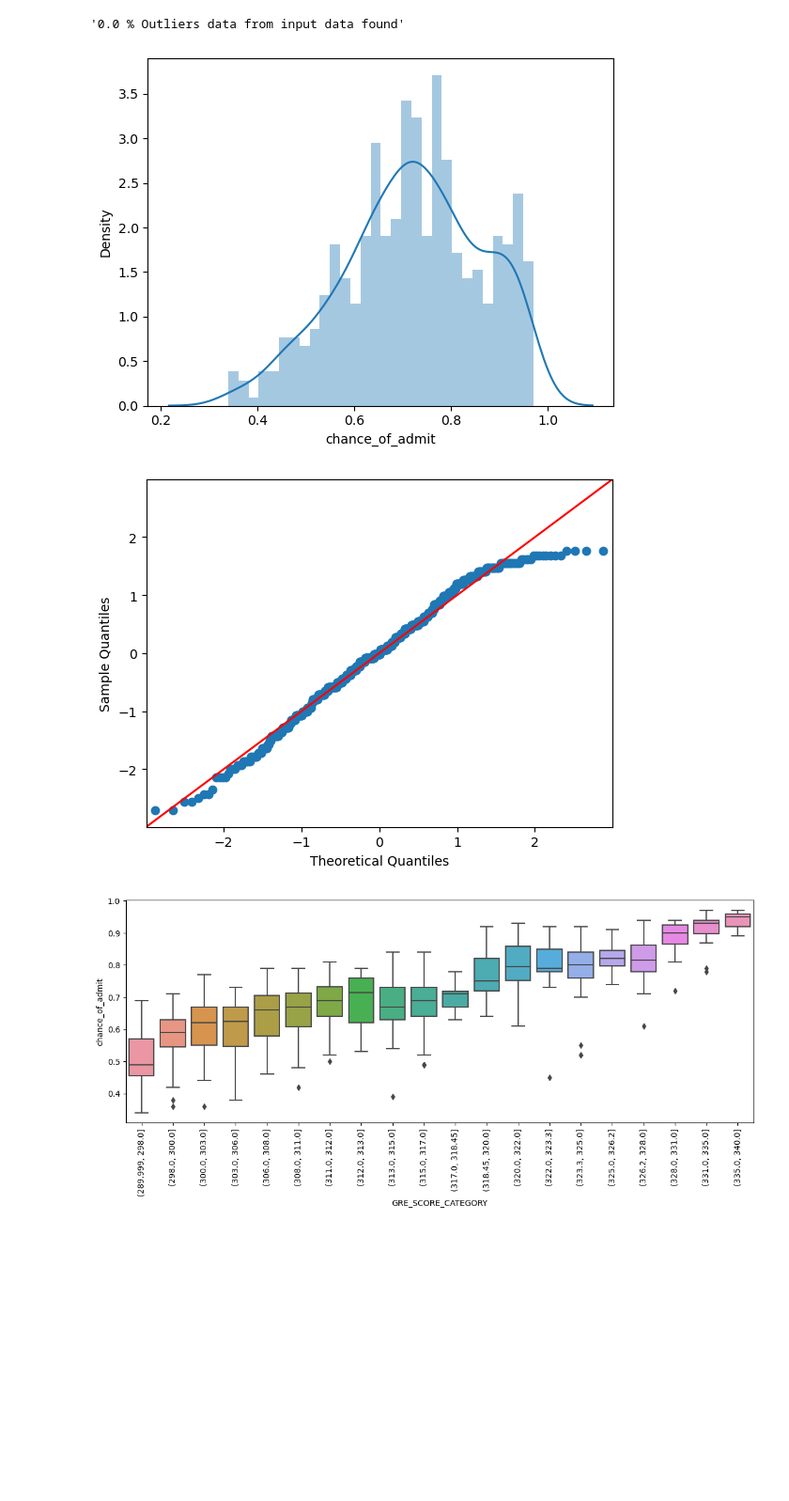
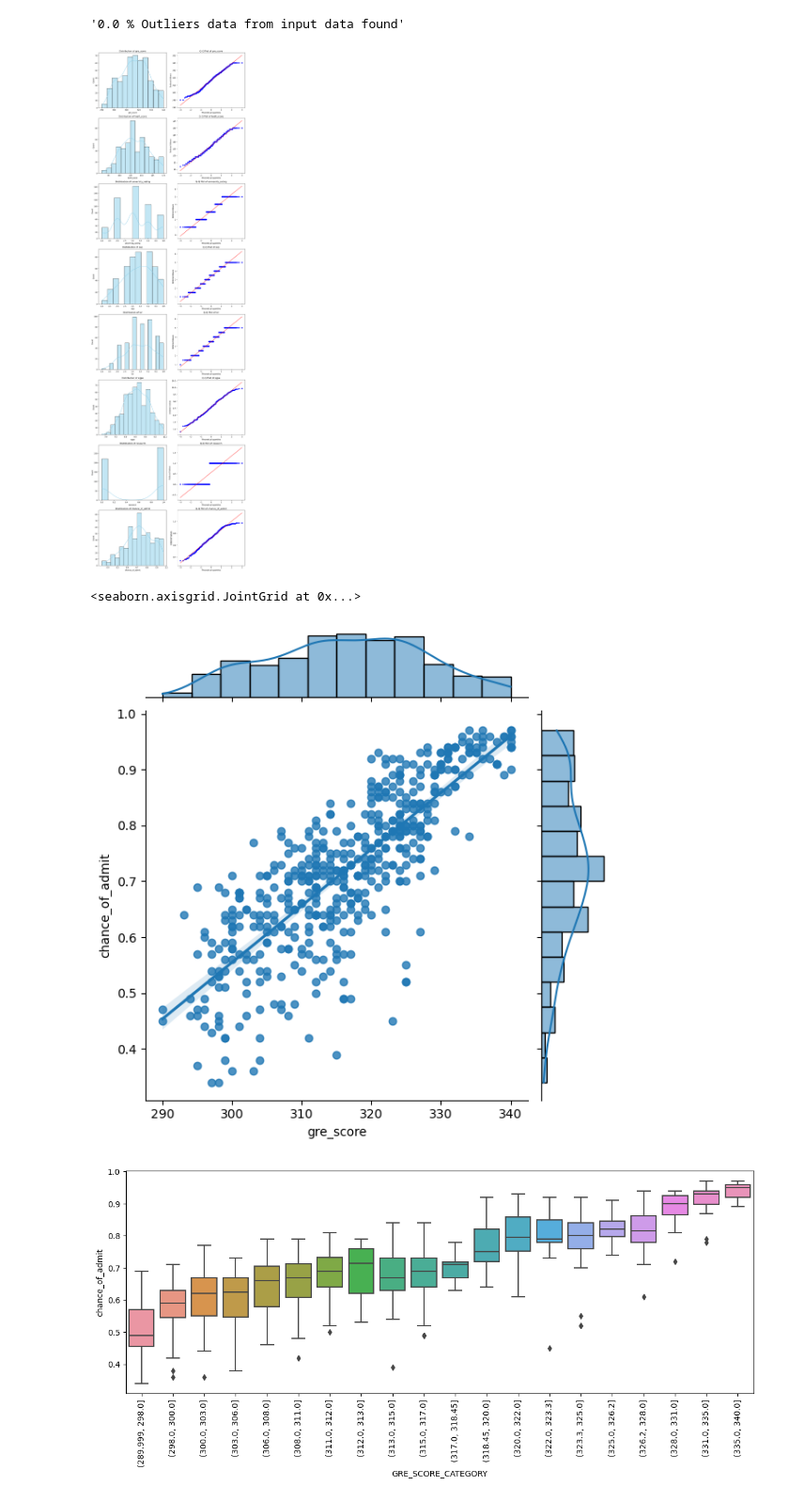
Before and after one commit to mayankjain281/ML_Supervised_Regression, a Jupyter notebook: Jamboree_Admission_Probability_Predictor/Jamboree_Admission_Probability_Predictor.ipynb, the cells around one changed output. Shown at 94% size. Cells and saved outputs as stored; diff of their text form; code cells hidden in the pictures; blank space fills up the shorter version.

```diff
--- a/Jamboree_Admission_Probability_Predictor/Jamboree_Admission_Probability_Predictor.ipynb
+++ b/Jamboree_Admission_Probability_Predictor/Jamboree_Admission_Probability_Predictor.ipynb
@@ -234,17 +232,39 @@ chance_of_admit  :  0.004 % Outliers data from input data found
 detect_outliers(df)
 # %% [output]
 '0.0 % Outliers data from input data found'
-# %%
-sns.distplot(df["chance_of_admit"],bins = 30)
-sm.qqplot(df["chance_of_admit"],fit=True, line="45")
-plt.show()
-
-# sns.distplot(df["gre_score"], bins = 30)
-# sm.qqplot(df["gre_score"],fit=True, line="45")
-# plt.show()
-# %% [output]
-[figure, removed]
-[figure, removed]
+# %%
+import pandas as pd
+import matplotlib.pyplot as plt
+import seaborn as sns
+from scipy import stats
+# numerical_cols = df.select_dtypes(include='number').columns
+
+# if making a single type plot
+# plt.figure(figsize=(10, len(numeric_cols) * 4))
+
+# Set up the figure if making multiple type plots
+n_cols = 2
+n_rows = len(numerical_cols)
+fig, axes = plt.subplots(n_rows, n_cols, figsize=(12, 5 * n_rows))
+
+for i, col in enumerate(numerical_cols):
+    # Distplot
+    sns.histplot(df[col], kde=True, ax=axes[i, 0], color='skyblue')
+    axes[i, 0].set_title(f'Distribution of {col}')
+
+    # QQ Plot
+    stats.probplot(df[col], dist="norm", plot=axes[i, 1])
+    axes[i, 1].set_title(f'Q-Q Plot of {col}')
+
+plt.tight_layout()
+plt.show()
+# %% [output]
+[figure, added]
+# %%
+sns.jointplot(x="gre_score", y="chance_of_admit", data=df, kind="reg")
+# %% [output]
+<seaborn.axisgrid.JointGrid at 0x...>
+[figure, added]
 # %%
 df["GRE_SCORE_CATEGORY"]=pd.qcut(df["gre_score"],20)
 plt.figure(figsize=(14,5))
```
Also changed, not shown: parts of 40 cells of this notebook.
